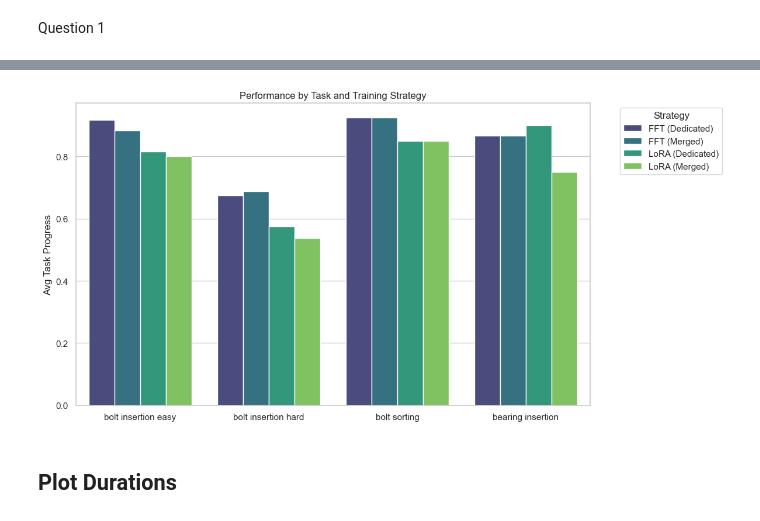
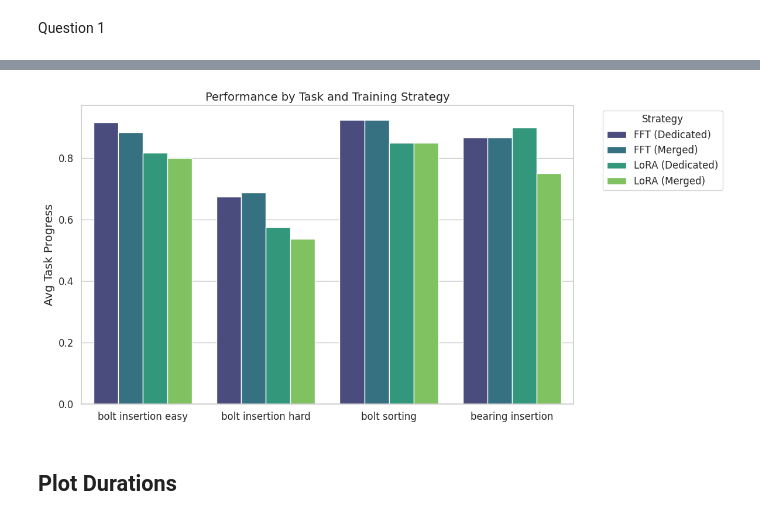
Before and after one commit to F-Fer/lerobot_ur5e_gello, a Jupyter notebook: notebooks/model_performance_analysis.ipynb, the cells around one changed output, grey strips where cells are left out. Drawn from its saved outputs; the diff is of its cells as text; code cells hidden in the pictures.

Commit message:
increase font size model_performance_analysis

```diff
--- a/notebooks/model_performance_analysis.ipynb
+++ b/notebooks/model_performance_analysis.ipynb
@@ -519,9 +512,9 @@ plt.show()
 # %%
 sns.set_theme(style="whitegrid")
 plt.rcParams.update({'font.size': 12})
+font_size = 12
+font_size_large = 14
 
-# 1. THE MAIN COMPARISON: Success Rate per Task
-# This answers: "Which model is best for which task?"
 plt.figure(figsize=(12, 6))
 # Create a custom 'Method' column for cleaner legends
 df['Method'] = df.apply(lambda x:
@@ -537,38 +530,40 @@ task_stings = {
 method_order = [
     "FFT (Dedicated)",
     "FFT (Merged)",
     "LoRA (Dedicated)",
     "LoRA (Merged)",
 ]
 
 # optional: also fix x-axis order
 task_order = [
     "bolt insertion easy",
     "bolt insertion hard",
     "bolt sorting",
     "bearing insertion",
 ]
 
 df['task_str'] = df['task'].apply(lambda x: task_stings[x])
 
 sns.barplot(
     data=df.sort_values(by="task"),
     x="task_str",
     y="task_progress",
     hue="Method",
     order=task_order,
     hue_order=method_order,
     palette="viridis",
     errorbar=None,
 )
-plt.title("Performance by Task and Training Strategy")
-plt.ylabel("Avg Task Progress")
-plt.xlabel("")
-plt.legend(title="Strategy", bbox_to_anchor=(1.05, 1), loc='upper left')
+plt.title("Performance by Task and Training Strategy", fontsize=font_size_large)
+plt.ylabel("Avg Task Progress", fontsize=font_size_large)
+plt.xlabel("", fontsize=font_size_large)
+plt.xticks(fontsize=font_size)
+plt.yticks(fontsize=font_size)
+plt.legend(title="Strategy", bbox_to_anchor=(1.05, 1), loc='upper left', fontsize=font_size)
 plt.tight_layout()
 plt.show()
 # %% [output]
-[figure, old version]
+[figure, new version]
 # %% [markdown]
 ## Plot Durations
 # %%
```
Also changed, not shown: parts of 10 cells of this notebook.
